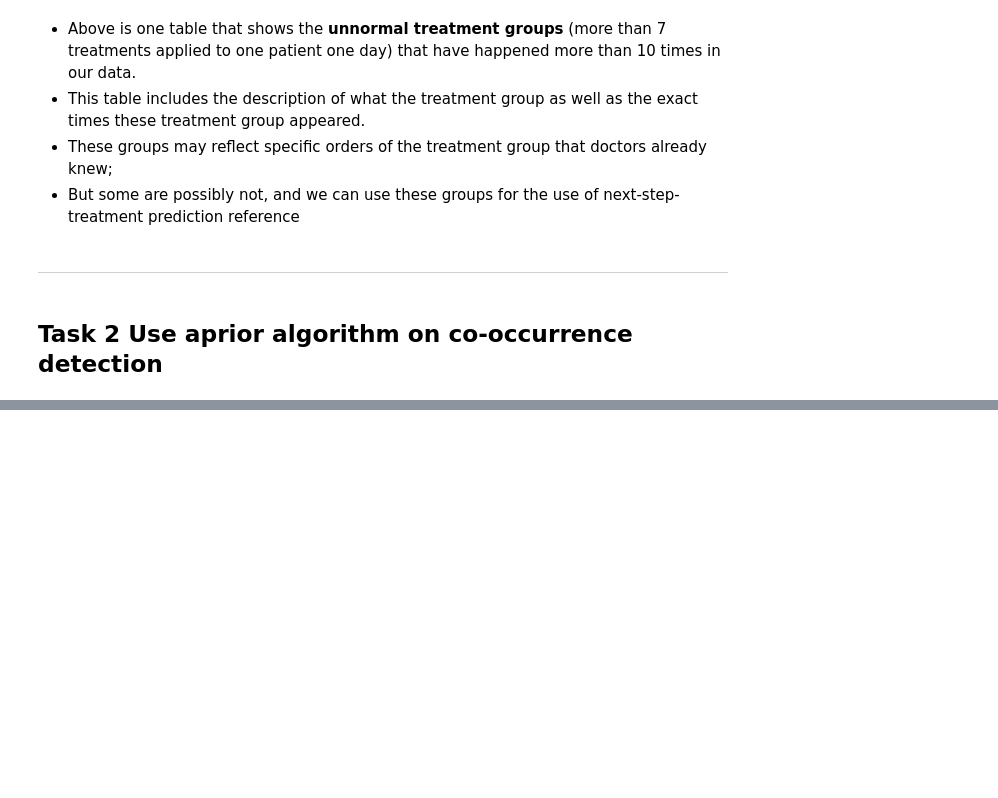
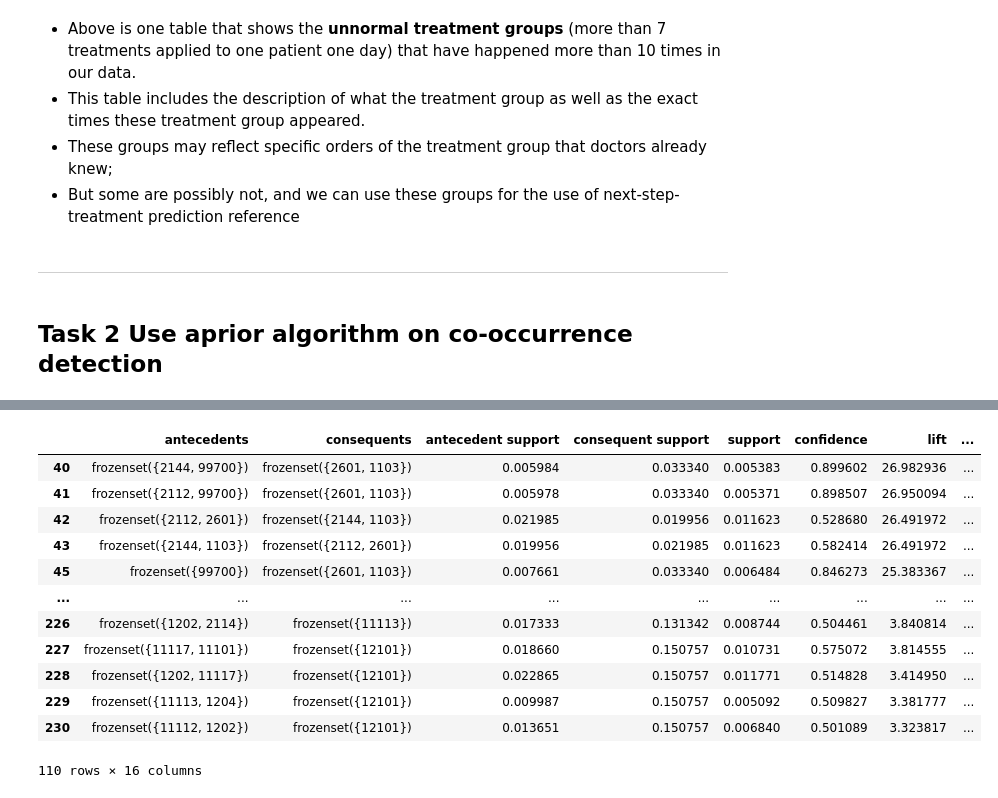
Before and after one commit to Fulankeee/SmilePass, a Jupyter notebook: Co-occurence_treatment.ipynb, the cells around one changed output, grey strips where cells are left out. Cells and saved outputs as stored; diff of their text form; code cells hidden in the pictures; blank space fills up the shorter version.

```diff
--- a/Co-occurence_treatment.ipynb
+++ b/Co-occurence_treatment.ipynb
@@ -141,0 +219,18 @@ case_summary.sort_values('Count', ascending=False)
+# %%
+# H_Support + L_Lift
+h_support_L_lift = df_r[df_r['Group'] == 'H_Support_L_Lift']
+h_support_L_lift
+# %% [output]
+|  | antecedents | consequents | antecedent support | consequent support | support | confidence | lift | ... |
+| 40 | frozenset({2144, 99700}) | frozenset({2601, 1103}) | 0.005984 | 0.033340 | 0.005383 | 0.899602 | 26.982936 | ... |
+| 41 | frozenset({2112, 99700}) | frozenset({2601, 1103}) | 0.005978 | 0.033340 | 0.005371 | 0.898507 | 26.950094 | ... |
+| 42 | frozenset({2112, 2601}) | frozenset({2144, 1103}) | 0.021985 | 0.019956 | 0.011623 | 0.528680 | 26.491972 | ... |
+| 43 | frozenset({2144, 1103}) | frozenset({2112, 2601}) | 0.019956 | 0.021985 | 0.011623 | 0.582414 | 26.491972 | ... |
+| 45 | frozenset({99700}) | frozenset({2601, 1103}) | 0.007661 | 0.033340 | 0.006484 | 0.846273 | 25.383367 | ... |
+| ... | ... | ... | ... | ... | ... | ... | ... | ... |
+| 226 | frozenset({1202, 2114}) | frozenset({11113}) | 0.017333 | 0.131342 | 0.008744 | 0.504461 | 3.840814 | ... |
+| 227 | frozenset({11117, 11101}) | frozenset({12101}) | 0.018660 | 0.150757 | 0.010731 | 0.575072 | 3.814555 | ... |
+| 228 | frozenset({1202, 11117}) | frozenset({12101}) | 0.022865 | 0.150757 | 0.011771 | 0.514828 | 3.414950 | ... |
+| 229 | frozenset({11113, 1204}) | frozenset({12101}) | 0.009987 | 0.150757 | 0.005092 | 0.509827 | 3.381777 | ... |
+| 230 | frozenset({11112, 1202}) | frozenset({12101}) | 0.013651 | 0.150757 | 0.006840 | 0.501089 | 3.323817 | ... |
+110 rows × 16 columns
```
Also changed, not shown: parts of 8 cells of this notebook.
